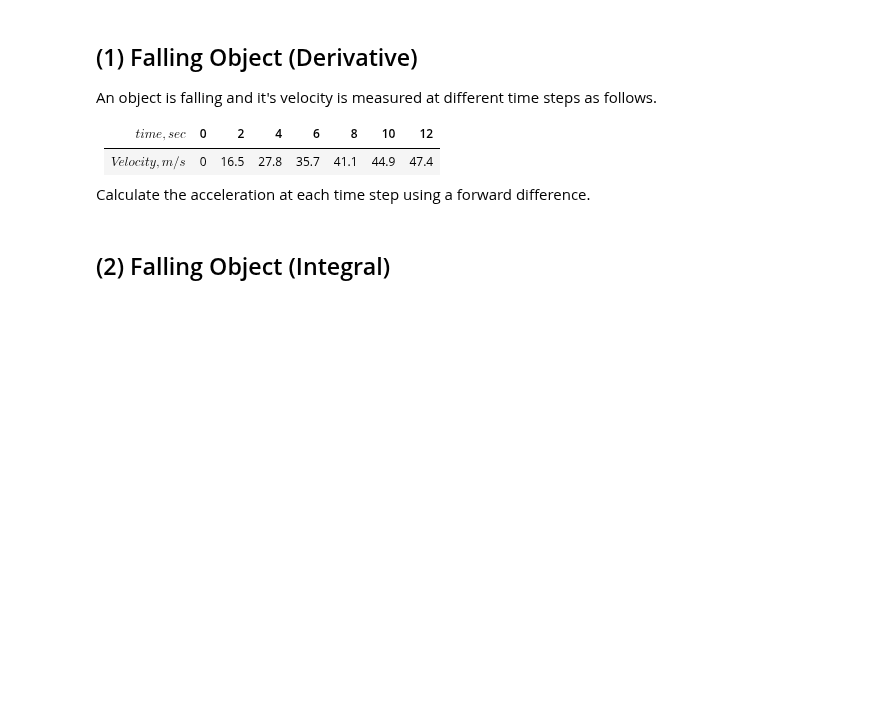
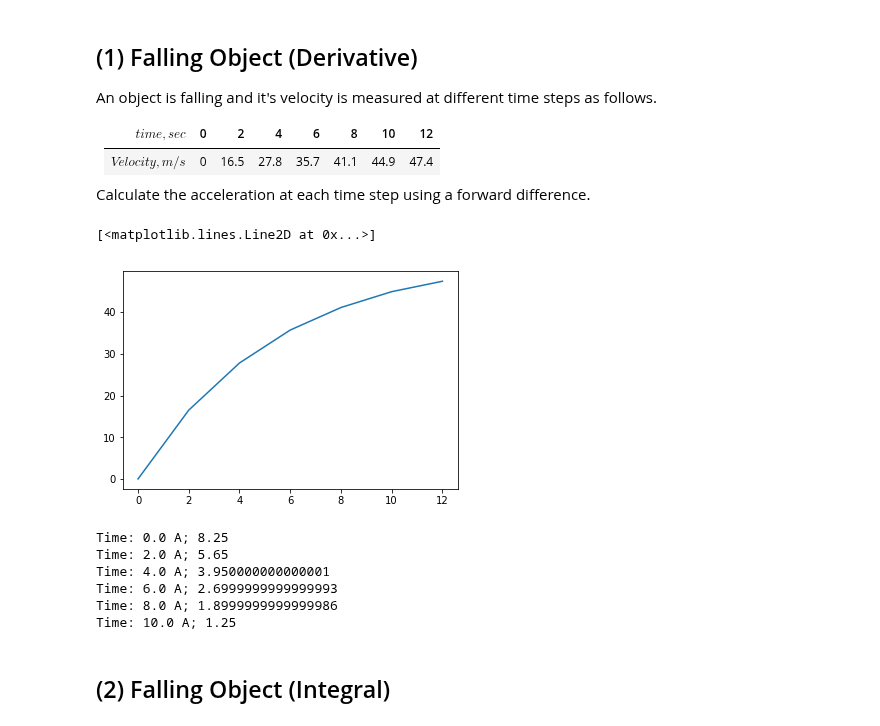
Before and after one commit to bkearse/Pete3061, a Jupyter notebook: PETE3061_Lab#4_clean.ipynb, the cells around one changed output. Cells and saved outputs as stored; diff of their text form; code cells hidden in the pictures; blank space fills up the shorter version.

```diff
--- a/PETE3061_Lab#4_clean.ipynb
+++ b/PETE3061_Lab#4_clean.ipynb
@@ -208,3 +203,11 @@ An object is falling and it's velocity is measured at different time steps as fo
 |$Velocity,m/s$|0|16.5|27.8|35.7|41.1|44.9|47.4|53.3|
 
 Calculate the acceleration at each time step using a forward difference.
+# %%
+time = [0.,2.,4.,6.,8.,10.,12.]
+Vel = [0,16.5,27.8,35.7,41.1,44.9,47.4]
+# %%
+plt.plot(time,Vel)
+# %% [output]
+[<matplotlib.lines.Line2D at 0x...>]
+[figure, added]
@@ -211,3 +216,15 @@ Calculate the acceleration at each time step using a forward difference.
+# %%
+n = 0
+while n < len(t)-1:
+    print('Time:',time[n],'A;',A(time[n],time[n+1],Vel[n],Vel[n+1]))
+    n +=1
+# %% [output]
+Time: 0.0 A; 8.25
+Time: 2.0 A; 5.65
+Time: 4.0 A; 3.950000000000001
+Time: 6.0 A; 2.6999999999999993
+Time: 8.0 A; 1.8999999999999986
+Time: 10.0 A; 1.25
 # %% [markdown]
 ## (2) Falling Object (Integral)
 # %% [markdown]
```
Also changed, not shown: parts of 15 cells of this notebook.
